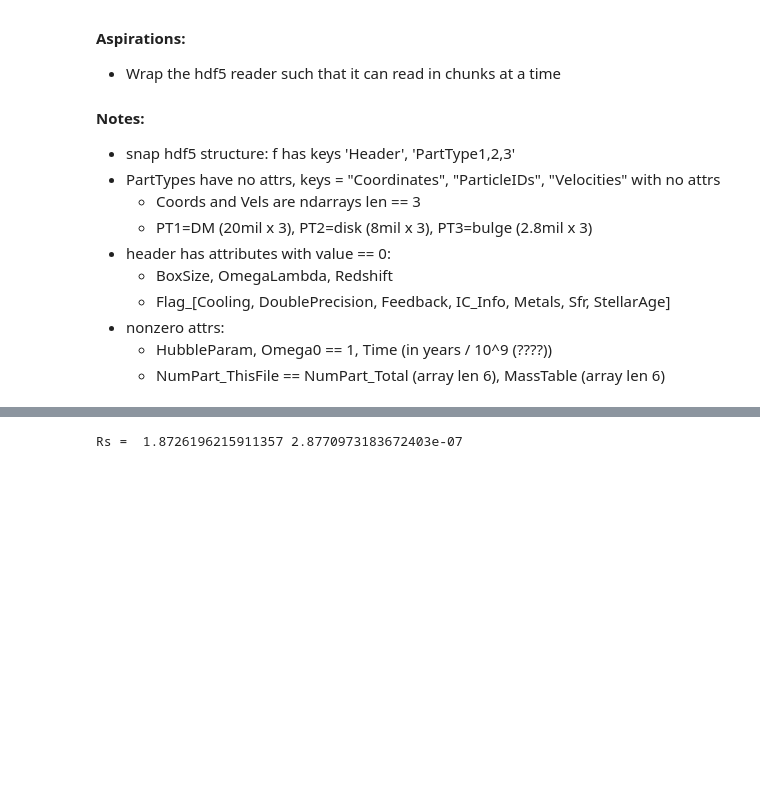
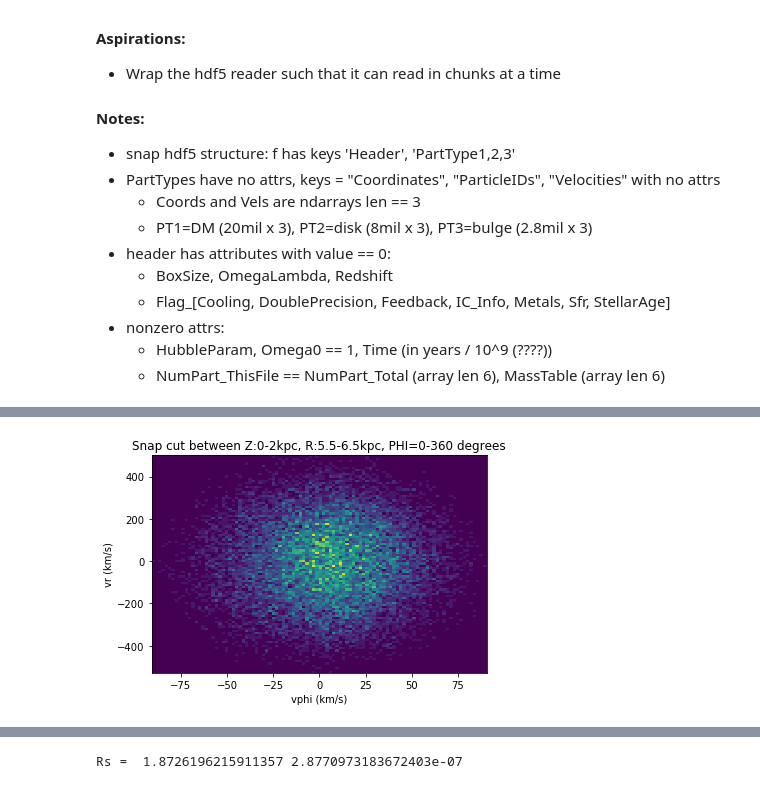
Before and after one commit to njhilliard/trojan-neighborhood, a Jupyter notebook: workbook.ipynb, the cells around one changed output, grey strips where cells are left out. Cells and saved outputs as stored; diff of their text form; code cells hidden in the pictures; blank space fills up the shorter version.

Commit message:
plot maker, generalized plotting function

```diff
--- a/workbook.ipynb
+++ b/workbook.ipynb
@@ -83,0 +103,36 @@ h, redg, thedg, img = plt.hist2d(df["r"][df['z'].abs() > 1], df["theta"][df['z']
+# %%
+def plot_cuts(ztup, rtup, phitup, df, bins=[100,100], vels=None, save=False, path='analysis/'):
+    """NOTE: phi values from the tuple will be in degrees.
+    vels is a string of comma separated velocity keys (from the dataframe)
+    to be plotted, x vs y, for example, 'vphi, vr' or 'vphi, vz' """
+    zlow, zhigh = ztup
+    rlow, rhigh = rtup
+    philow, phihigh = phitup
+    dff = df_filter(df, 'z', low=zlow, high=zhigh)
+    dff = df_filter(dff, 'r', low=rlow, high=rhigh)
+    dff = df_filter(dff, 'phi', low=philow*np.pi/180, high=phihigh*np.pi/180)
+    ti_tup = (zlow, zhigh, rlow, rhigh, philow, phihigh)
+    title = "Snap cut between Z:{}-{}kpc, R:{}-{}kpc, PHI={}-{} degrees".format(*ti_tup)
+    plt.title(title)
+    if vels is None:
+        plt.xlabel('X distance (kpc)')
+        plt.ylabel('Y distance (kpc)')
+        plt.hist2d(dff['x'], dff['y'], bins=bins, density=True)
+        pathadd = 'surfacedensity_'
+        if save:
+            end = "Z{}-{}_R{}-{}_PH{}-{}".format(*ti_tup)
+            plt.savefig(path + pathadd + end + ".png", dpi=800)
+    elif vels is not None:
+        assert type(vels) is str
+        keys = [v.strip() for v in vels.split(',')]
+        plt.xlabel('{} (km/s)'.format(keys[0]))
+        plt.ylabel('{} (km/s)'.format(keys[1]))
+        plt.hist2d(dff[keys[0]], dff[keys[1]], bins=bins, density=True)
+        pathadd = 'kinematics_'
+        if save:
+            end = "Z{}-{}_R{}-{}_PH{}-{}".format(*ti_tup)
+            plt.savefig(path + pathadd + keys[0] + keys[1] + '_' + end + ".png", dpi=600)
+# %%
+plot_cuts((0,2), (5.5,6.5), (0,360), df, vels="vphi,vr")
+# %% [output]
+[figure, added]
```
Also changed, not shown: parts of 13 cells of this notebook.
